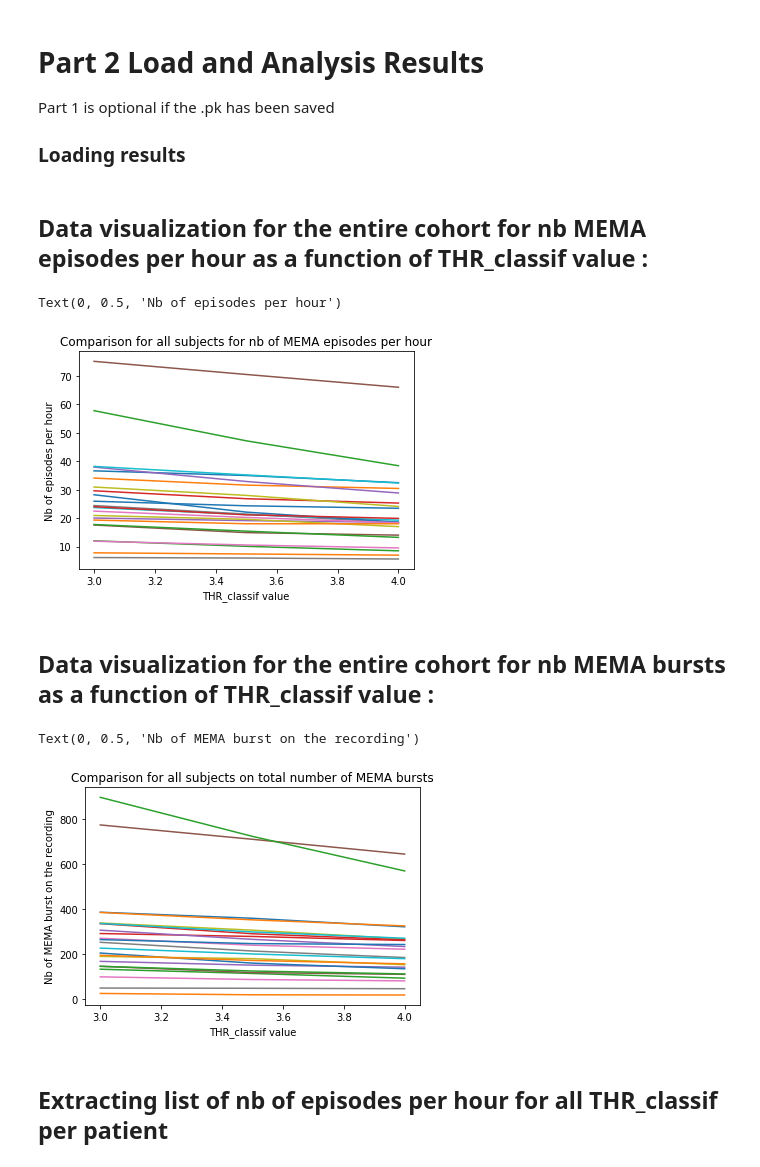
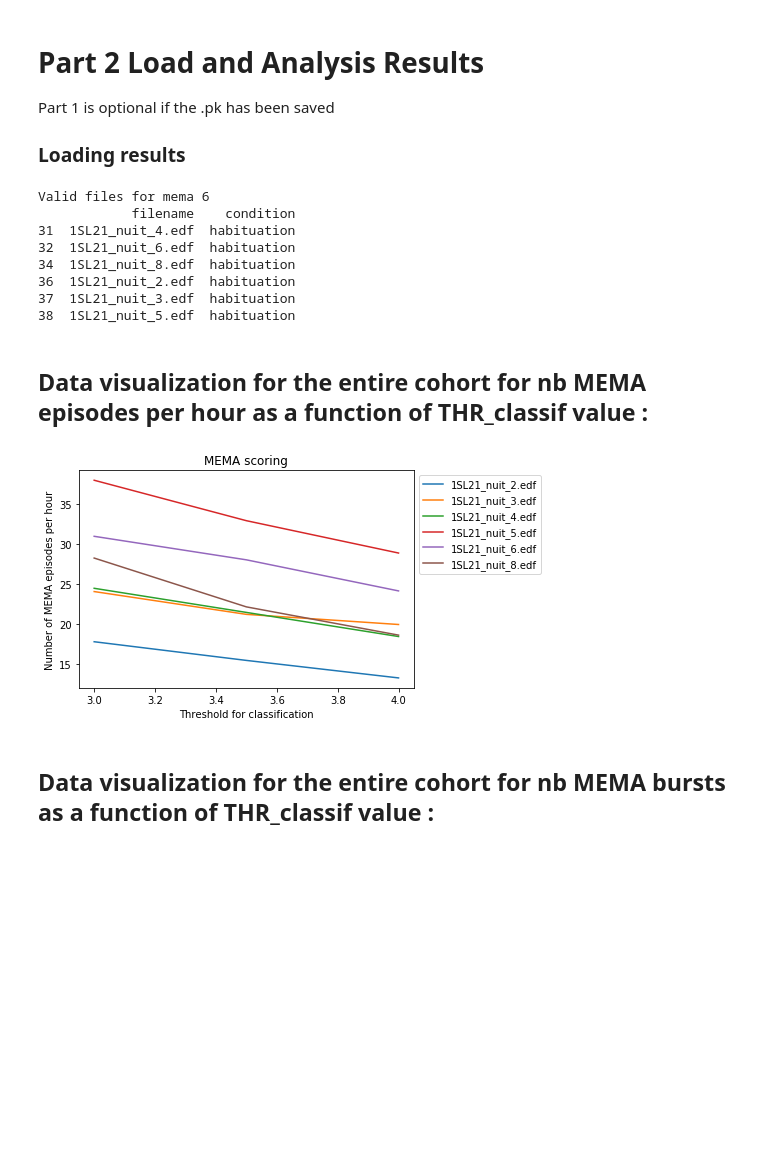
Before and after one commit to lkorczowski/Tinnitus-n-Sleep, a Jupyter notebook: notebooks/Middle_ear_Inter_subject_analysis.ipynb, the cells around one changed output. Cells and saved outputs as stored; diff of their text form; code cells hidden in the pictures; blank space fills up the shorter version.

Commit message:
refactor both NB with full DataFrame compatibility

```diff
--- a/notebooks/Middle_ear_Inter_subject_analysis.ipynb
+++ b/notebooks/Middle_ear_Inter_subject_analysis.ipynb
@@ -23,6 +23,7 @@ config loaded
 # %%
 #Setting parameters
 results_file = "data/reports_and_datas_MEMA.pk"
+info_file = "data/data_info.csv"
 # %% [markdown]
 # PART 1 Compute Results
 Skip to Part 2 if results files has been computed already
@@ -60,41 +47,45 @@ THR_classif = results[list(results.keys())[0]]["THR_classif"]
+# %%
+results = pd.read_pickle(results_file).to_dict()
+THR_classif = np.array(results[list(results.keys())[0]]["THR_classif"])
+
+#data_info = pd.read_csv(info_file, sep=";").query('mema == 1 & included == 1 & session == "1" ')
+data_info = pd.read_csv(info_file, sep=";").query('mema == 1 & included == 1 & subject == "1SL21" & session != "6"')
+
+print(f"Valid files for mema {data_info.shape[0]}")
+print(data_info[["filename", "condition"]])
+results_updated = dict()
+for filename in results.keys():
+    if filename in data_info["filename"].values:
+        results_updated[filename] = results[filename]
+results = results_updated
+# %% [output]
+Valid files for mema 6
+            filename    condition
+31  1SL21_nuit_4.edf  habituation
+32  1SL21_nuit_6.edf  habituation
+34  1SL21_nuit_8.edf  habituation
+36  1SL21_nuit_2.edf  habituation
+37  1SL21_nuit_3.edf  habituation
+38  1SL21_nuit_5.edf  habituation
 # %% [markdown]
 ## Data visualization for the entire cohort for nb MEMA episodes per hour as a function of THR_classif value :
-# %%
-plt.figure()
-for elm in results.keys():
-    nb_ep=[]
-    get_r_THRs=[]
-    for th in results[elm]["THR_classif"]:
-        get_r_THRs.append(th[1])
-    for ep in results[elm]["reports"]:
-        nb_ep.append(ep["Number of MEMA episodes per hour"])
-    st = elm.split(os.path.sep)[-1] + " len " + str(ep["Clean MEMA duration"])
-    plt.plot(get_r_THRs, nb_ep)
-plt.title('Comparison for all subjects for nb of MEMA episodes per hour')
-plt.xlabel('THR_classif value')
-plt.ylabel('Nb of episodes per hour')
-# %% [output]
-Text(0, 0.5, 'Nb of episodes per hour')
-[figure, removed]
+# %%
+def plot_inter_subjects(results, value):
+    for filename in results.keys():
+        y_axis=[]
+        for report in results[filename]["reports"]:
+            y_axis.append(report[value])
+        plt.plot(THR_classif[:,1], y_axis, label=filename)
+    plt.title('MEMA scoring')
+    plt.xlabel('Threshold for classification')
+    plt.ylabel(value)
+    plt.legend(bbox_to_anchor=(1, 1), loc='upper left', ncol=1)
+# %%
+plt.close("all")
+plt.figure()
+value = "Number of MEMA episodes per hour"
+plot_inter_subjects(results, value)
+# %% [output]
+[figure, added]
 # %% [markdown]
 ## Data visualization for the entire cohort for nb MEMA bursts as a function of THR_classif value :
-# %%
-plt.figure()
-for elm in results.keys():
-    nb_ep=[]
-    get_r_THRs=[]
-    for th in results[elm]["THR_classif"]:
-        get_r_THRs.append(th[1])
-    for ep in results[elm]["reports"]:
-        nb_ep.append(ep["Total number of MEMA burst"])
-    #print(f"Number of bursts for each THR_classif for {elm[-19:]} : {nb_ep}")
-    st = elm.split(os.path.sep)[-1] + " len " + str(ep["Clean MEMA duration"])
-    plt.plot(get_r_THRs, nb_ep)
-plt.title('Comparison for all subjects on total number of MEMA bursts')
-plt.xlabel('THR_classif value')
-plt.ylabel('Nb of MEMA burst on the recording')
-# %% [output]
-Text(0, 0.5, 'Nb of MEMA burst on the recording')
-[figure, removed]
-# %% [markdown]
-## Extracting list of nb of episodes per hour for all THR_classif per patient
```
Also changed, not shown: parts of 28 cells of this notebook.
